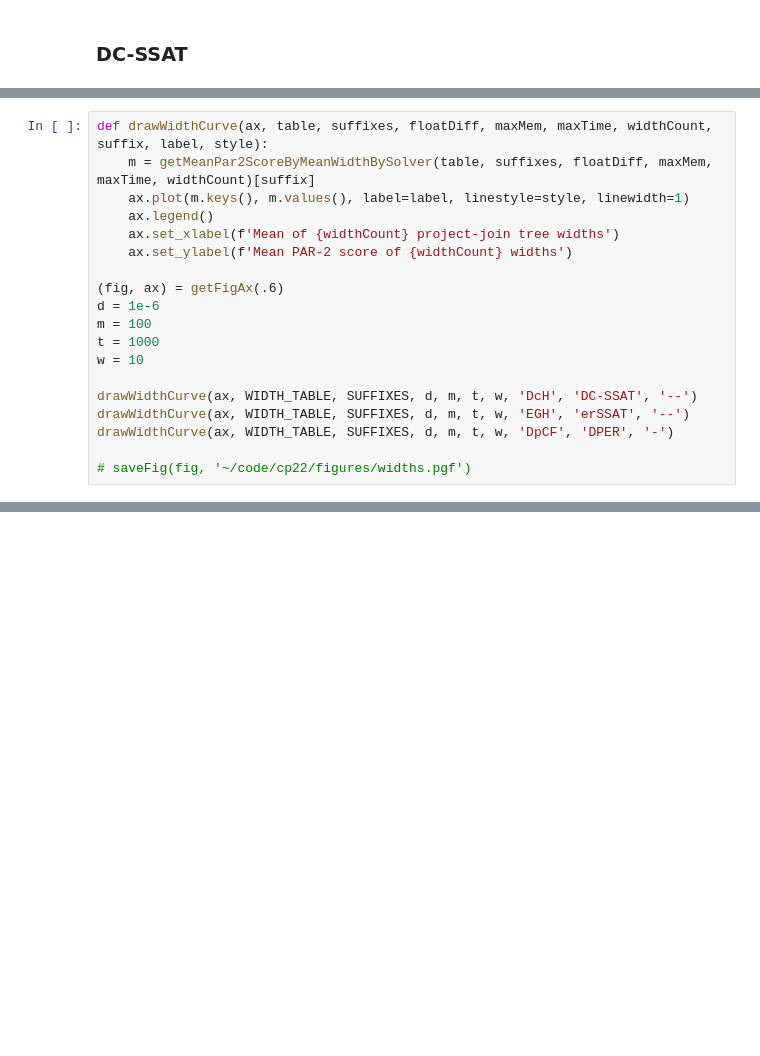
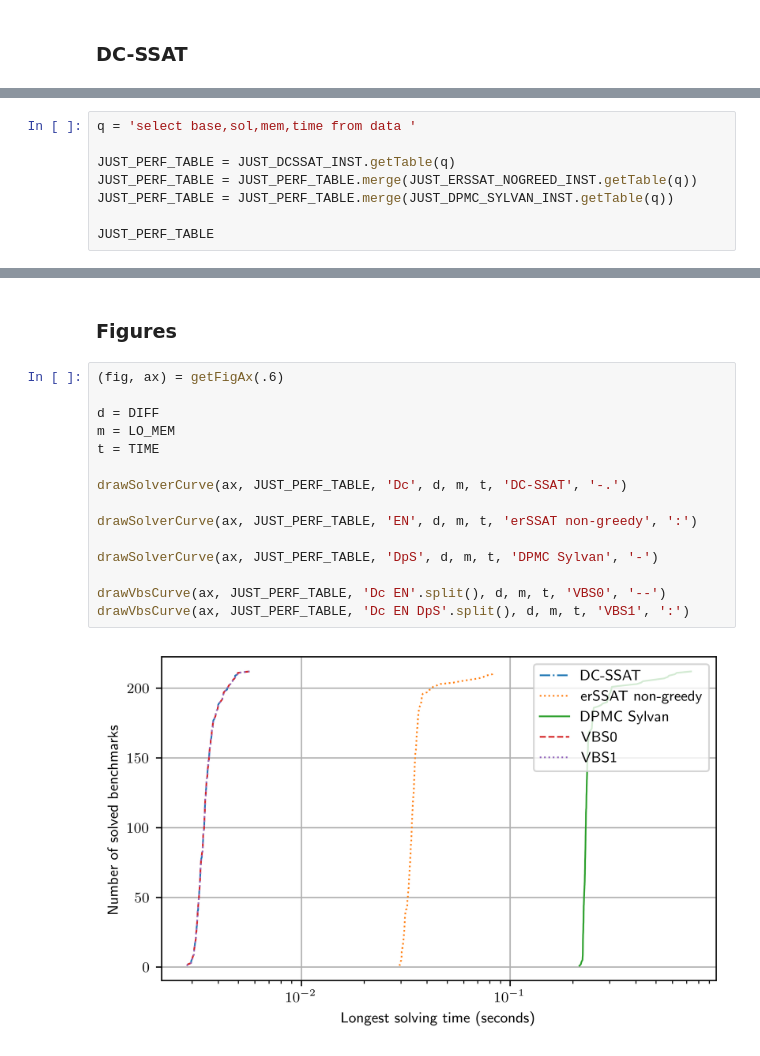
Before and after one commit to vuphan314/DPER, a Jupyter notebook: eval/dper.ipynb, the cells around one changed output, grey strips where cells are left out. Drawn from its saved outputs; the diff is of its cells as text; blank space fills up the shorter version.

```diff
--- a/eval/dper.ipynb
+++ b/eval/dper.ipynb
@@ -732,19 +1208,0 @@ def getMeanPar2ScoreByMeanWidthBySolver(
-# %%
-def drawWidthCurve(ax, table, suffixes, floatDiff, maxMem, maxTime, widthCount, suffix, label, style):
-    m = getMeanPar2ScoreByMeanWidthBySolver(table, suffixes, floatDiff, maxMem, maxTime, widthCount)[suffix]
-    ax.plot(m.keys(), m.values(), label=label, linestyle=style, linewidth=1)
-    ax.legend()
-    ax.set_xlabel(f'Mean of {widthCount} project-join tree widths')
-    ax.set_ylabel(f'Mean PAR-2 score of {widthCount} widths')
-
-(fig, ax) = getFigAx(.6)
-d = 1e-6
-m = 100
-t = 1000
-w = 10
-
-drawWidthCurve(ax, WIDTH_TABLE, SUFFIXES, d, m, t, w, 'DcH', 'DC-SSAT', '--')
-drawWidthCurve(ax, WIDTH_TABLE, SUFFIXES, d, m, t, w, 'EGH', 'erSSAT', '--')
-drawWidthCurve(ax, WIDTH_TABLE, SUFFIXES, d, m, t, w, 'DpCF', 'DPER', '-')
-
-# saveFig(fig, '~/code/cp22/figures/widths.pgf')
@@ -752,0 +2148,8 @@ drawWidthCurve(ax, WIDTH_TABLE, SUFFIXES, d, m, t, w, 'DpCF', 'DPER', '-')
+# %%
+q = 'select base,sol,mem,time from data '
+
+JUST_PERF_TABLE = JUST_DCSSAT_INST.getTable(q)
+JUST_PERF_TABLE = JUST_PERF_TABLE.merge(JUST_ERSSAT_NOGREED_INST.getTable(q))
+JUST_PERF_TABLE = JUST_PERF_TABLE.merge(JUST_DPMC_SYLVAN_INST.getTable(q))
+
+JUST_PERF_TABLE
@@ -752,0 +2186,19 @@ drawWidthCurve(ax, WIDTH_TABLE, SUFFIXES, d, m, t, w, 'DpCF', 'DPER', '-')
+# %% [markdown]
+### Figures
+# %%
+(fig, ax) = getFigAx(.6)
+
+d = DIFF
+m = LO_MEM
+t = TIME
+
+drawSolverCurve(ax, JUST_PERF_TABLE, 'Dc', d, m, t, 'DC-SSAT', '-.')
+
+drawSolverCurve(ax, JUST_PERF_TABLE, 'EN', d, m, t, 'erSSAT non-greedy', ':')
+
+drawSolverCurve(ax, JUST_PERF_TABLE, 'DpS', d, m, t, 'DPMC Sylvan', '-')
+
+drawVbsCurve(ax, JUST_PERF_TABLE, 'Dc EN'.split(), d, m, t, 'VBS0', '--')
+drawVbsCurve(ax, JUST_PERF_TABLE, 'Dc EN DpS'.split(), d, m, t, 'VBS1', ':')
+# %% [output]
+[figure, added]
```
Also changed, not shown: parts of 191 cells of this notebook, 4 other files.
